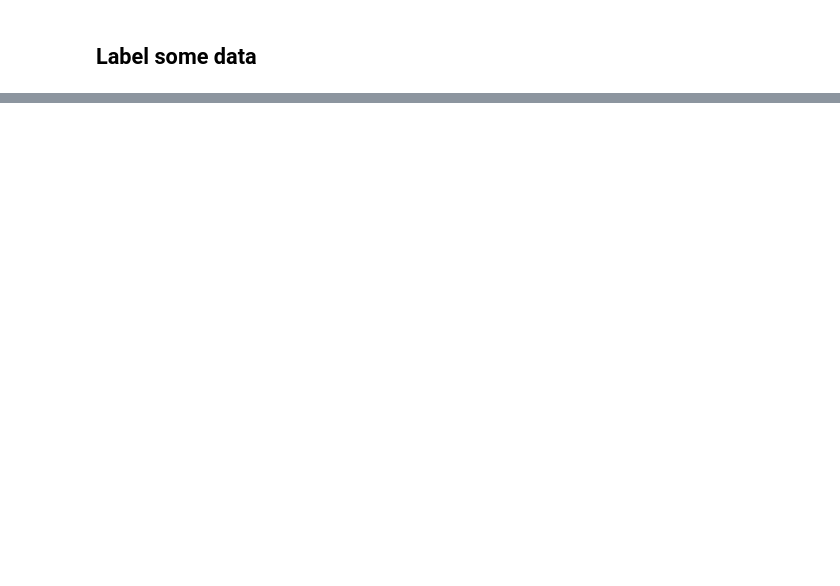
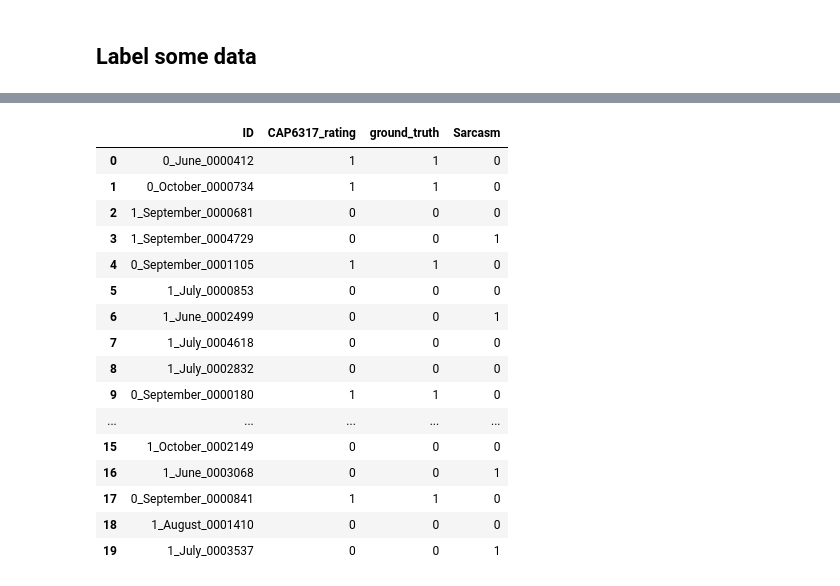
Before and after one commit to mtaufeeq/socialMM_P7, a Jupyter notebook: scripts/eda.ipynb, the cells around one changed output, grey strips where cells are left out. Saved outputs shown, nothing was run; the diff lists cells and outputs as text; code cells hidden in the pictures; blank space fills up the shorter version.

```diff
--- a/scripts/eda.ipynb
+++ b/scripts/eda.ipynb
@@ -555,0 +475,7 @@ dtype: object
+# %%
+m_df["ground_truth"] = m_df["ground_truth"].replace({0: 1, 1: 0})
+# %%
+m_df.head()
+
+
+m_df = m_df.iloc[:320, :].copy()
@@ -555,0 +531,2 @@ dtype: object
+# %%
+jx_df = pd.read_csv("../data/stack_files/balanced_pro_n_anti_mask_df_v4_labeled_jx.csv")
@@ -555,0 +537,2 @@ dtype: object
+# %%
+m_df2 = pd.merge(m_df, jx_df[["ID", "Sarcasm"]].copy(), on=["ID"])
@@ -555,0 +557,26 @@ dtype: object
+# %%
+# m_df2["Sarcasm"] = m_df2["Sarcasm"].replace({0: 1, 1:0})
+# m_df2["Sarcasm"] = m_df2["Sarcasm"].astype(int)
+
+m_df2 = m_df2.iloc[:318, :].copy()
+m_df2["Sarcasm"] = m_df2["Sarcasm"].astype(int)
+
+m_df2.head(20)
+# %% [output]
+|  | ID | CAP6317_rating | ground_truth | Sarcasm |
+| 0 | 0_June_0000412 | 1 | 1 | 0 |
+| 1 | 0_October_0000734 | 1 | 1 | 0 |
+| 2 | 1_September_0000681 | 0 | 0 | 0 |
+| 3 | 1_September_0004729 | 0 | 0 | 1 |
+| 4 | 0_September_0001105 | 1 | 1 | 0 |
+| 5 | 1_July_0000853 | 0 | 0 | 0 |
+| 6 | 1_June_0002499 | 0 | 0 | 1 |
+| 7 | 1_July_0004618 | 0 | 0 | 0 |
+| 8 | 1_July_0002832 | 0 | 0 | 0 |
+| 9 | 0_September_0000180 | 1 | 1 | 0 |
+| ... | ... | ... | ... | ... |
+| 15 | 1_October_0002149 | 0 | 0 | 0 |
+| 16 | 1_June_0003068 | 0 | 0 | 1 |
+| 17 | 0_September_0000841 | 1 | 1 | 0 |
+| 18 | 1_August_0001410 | 0 | 0 | 0 |
+| 19 | 1_July_0003537 | 0 | 0 | 1 |
```
Also changed, not shown: parts of 67 cells of this notebook.
